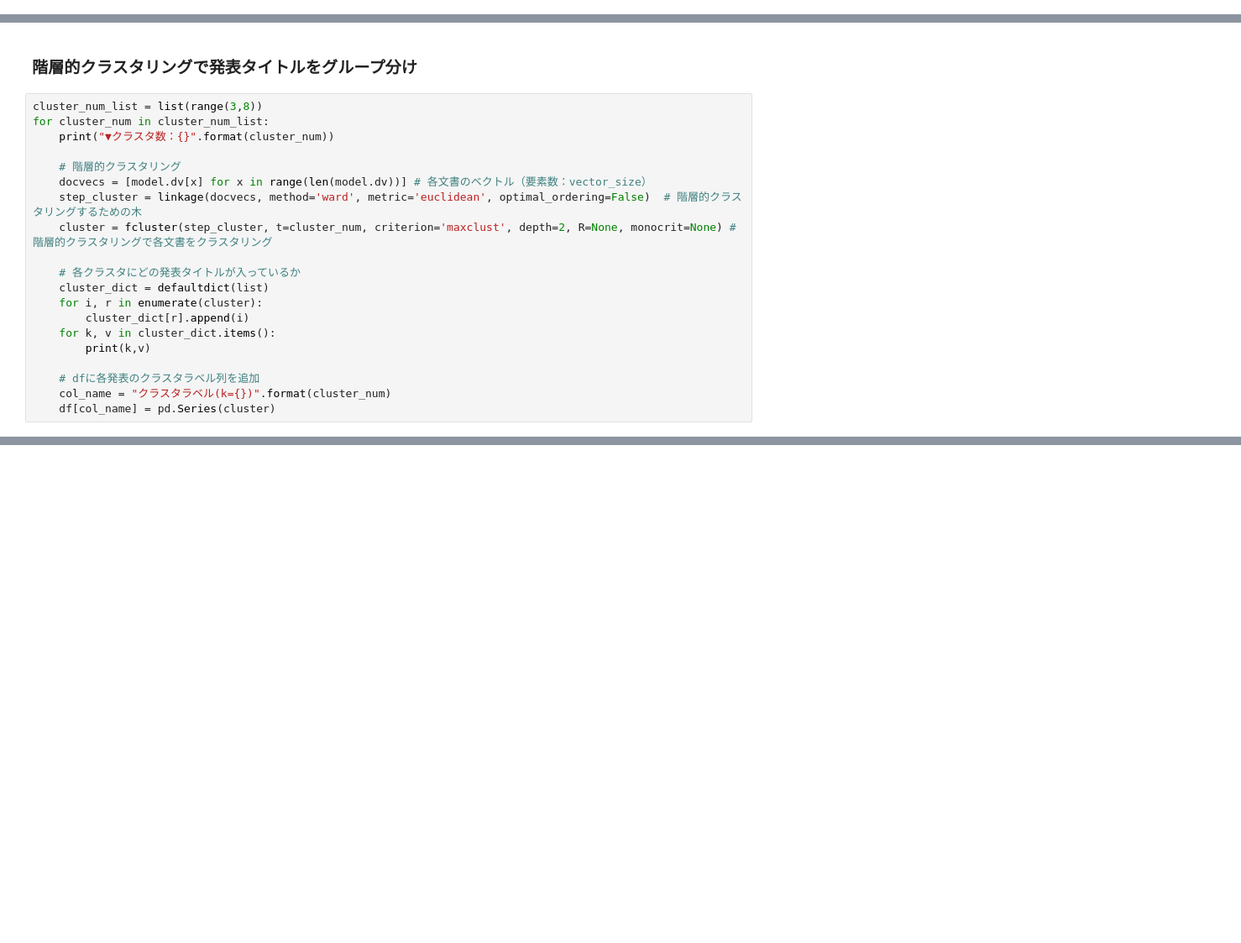
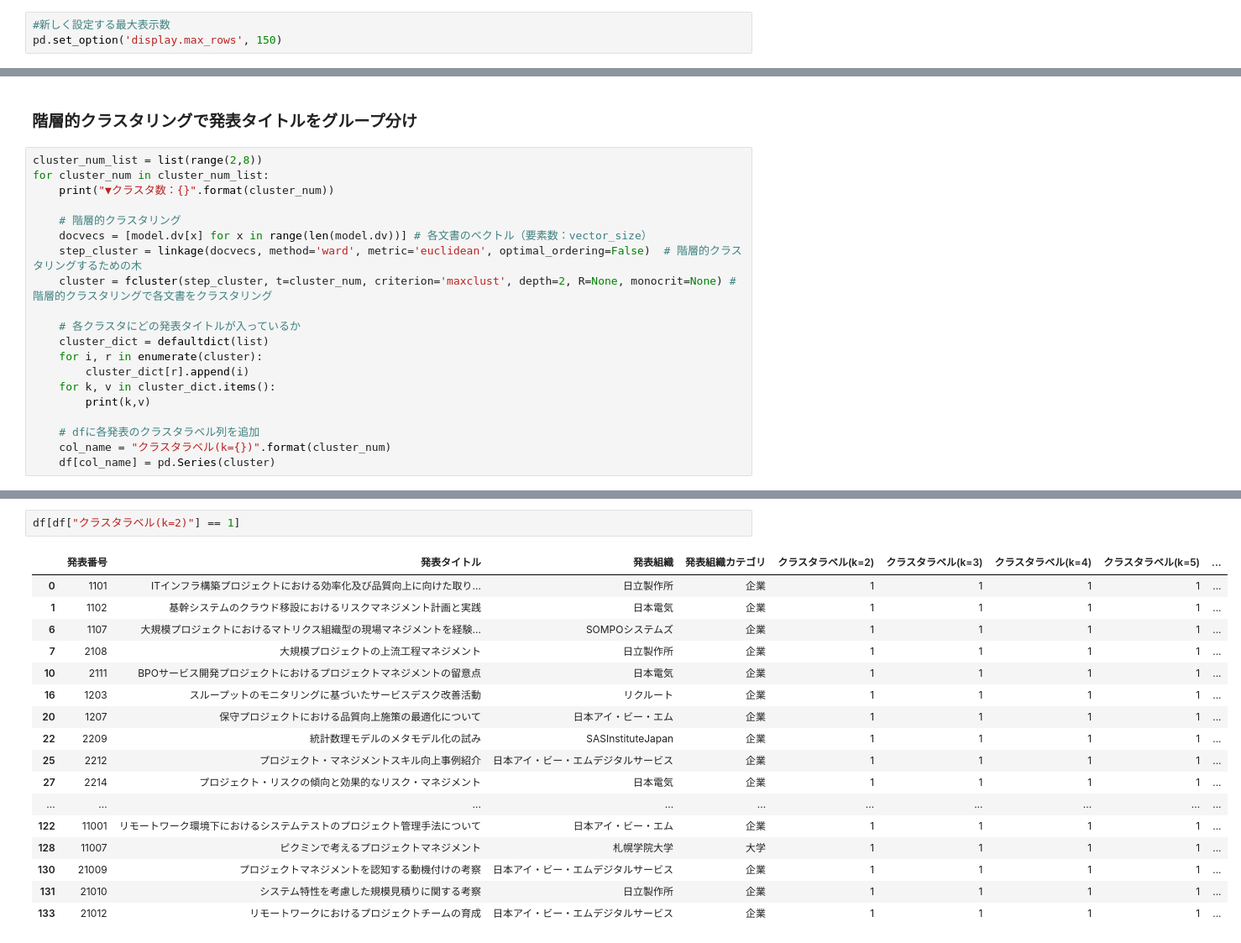
Before and after one commit to sp8783/pm_society, a Jupyter notebook: 02_clustering.ipynb, the cells around one changed output, grey strips where cells are left out. Shown at 84% size. Saved outputs shown, nothing was run; the diff lists cells and outputs as text; blank space fills up the shorter version.

Commit message:
Add model pattern (number of clusters = 2)

```diff
--- a/02_clustering.ipynb
+++ b/02_clustering.ipynb
@@ -12,6 +12,9 @@ import numpy as np
 import MeCab
 from gensim.models.doc2vec import Doc2Vec, TaggedDocument
 from scipy.cluster.hierarchy import linkage, fcluster, dendrogram
+# %%
+#新しく設定する最大表示数
+pd.set_option('display.max_rows', 150)
 # %%
 input_path = "data/input/"
 output_path = "data/output/"
@@ -51,7 +54,7 @@ model.save(output_path + "pm_society_title.model")
 # %% [markdown]
 ### 階層的クラスタリングで発表タイトルをグループ分け
 # %%
-cluster_num_list = list(range(3,8))
+cluster_num_list = list(range(2,8))
 for cluster_num in cluster_num_list:
     print("▼クラスタ数：{}".format(cluster_num))
 
@@ -124,0 +137,20 @@ fig.savefig(output_path + "dendrogram_lastp.png")
+# %%
+df[df["クラスタラベル(k=2)"] == 1]
+# %% [output]
+|  | 発表番号 | 発表タイトル | 発表組織 | 発表組織カテゴリ | クラスタラベル(k=2) | クラスタラベル(k=3) | クラスタラベル(k=4) | クラスタラベル(k=5) | ... |
+| 0 | 1101 | ITインフラ構築プロジェクトにおける効率化及び品質向上に向けた取り... | 日立製作所 | 企業 | 1 | 1 | 1 | 1 | ... |
+| 1 | 1102 | 基幹システムのクラウド移設におけるリスクマネジメント計画と実践 | 日本電気 | 企業 | 1 | 1 | 1 | 1 | ... |
+| 6 | 1107 | 大規模プロジェクトにおけるマトリクス組織型の現場マネジメントを経験... | SOMPOシステムズ | 企業 | 1 | 1 | 1 | 1 | ... |
+| 7 | 2108 | 大規模プロジェクトの上流工程マネジメント | 日立製作所 | 企業 | 1 | 1 | 1 | 1 | ... |
+| 10 | 2111 | BPOサービス開発プロジェクトにおけるプロジェクトマネジメントの留意点 | 日本電気 | 企業 | 1 | 1 | 1 | 1 | ... |
+| 16 | 1203 | スループットのモニタリングに基づいたサービスデスク改善活動 | リクルート | 企業 | 1 | 1 | 1 | 1 | ... |
+| 20 | 1207 | 保守プロジェクトにおける品質向上施策の最適化について | 日本アイ・ビー・エム | 企業 | 1 | 1 | 1 | 1 | ... |
+| 22 | 2209 | 統計数理モデルのメタモデル化の試み | SASInstituteJapan | 企業 | 1 | 1 | 1 | 1 | ... |
+| 25 | 2212 | プロジェクト・マネジメントスキル向上事例紹介 | 日本アイ・ビー・エムデジタルサービス | 企業 | 1 | 1 | 1 | 1 | ... |
+| 27 | 2214 | プロジェクト・リスクの傾向と効果的なリスク・マネジメント | 日本電気 | 企業 | 1 | 1 | 1 | 1 | ... |
+| ... | ... | ... | ... | ... | ... | ... | ... | ... | ... |
+| 122 | 11001 | リモートワーク環境下におけるシステムテストのプロジェクト管理手法について | 日本アイ・ビー・エム | 企業 | 1 | 1 | 1 | 1 | ... |
+| 128 | 11007 | ピクミンで考えるプロジェクトマネジメント | 札幌学院大学 | 大学 | 1 | 1 | 1 | 1 | ... |
+| 130 | 21009 | プロジェクトマネジメントを認知する動機付けの考察 | 日本アイ・ビー・エムデジタルサービス | 企業 | 1 | 1 | 1 | 1 | ... |
+| 131 | 21010 | システム特性を考慮した規模見積りに関する考察 | 日立製作所 | 企業 | 1 | 1 | 1 | 1 | ... |
+| 133 | 21012 | リモートワークにおけるプロジェクトチームの育成 | 日本アイ・ビー・エムデジタルサービス | 企業 | 1 | 1 | 1 | 1 | ... |
```
Also changed, not shown: parts of 6 cells of this notebook, 2 other files.
